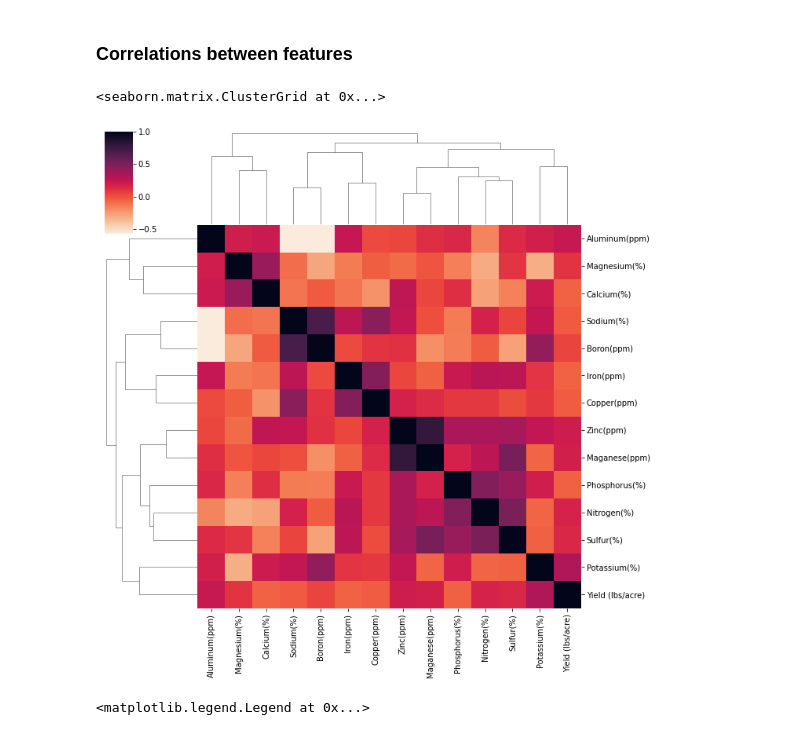
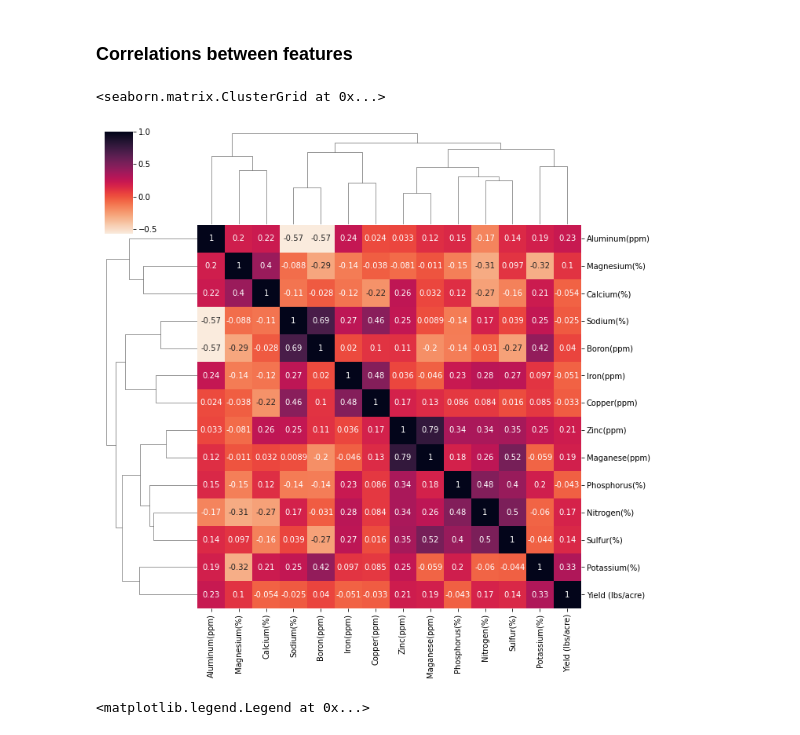
Before and after one commit to Leo-GG/Fruit_yields, a Jupyter notebook: Yield_exp.ipynb, the cells around one changed output. Drawn from its saved outputs; the diff is of its cells as text; code cells hidden in the pictures.

```diff
--- a/Yield_exp.ipynb
+++ b/Yield_exp.ipynb
@@ -32,10 +32,10 @@ Index(['Year', 'Sample Id ', 'Nitrogen(%)', 'Sulfur(%)', 'Phosphorus(%)',
 ### Correlations between features
 # %%
 # Check Pearson correlations
-sns.clustermap(df.drop(columns=['Year','Sample Id ']).corr(),cmap="rocket_r")
+sns.clustermap(df.drop(columns=['Year','Sample Id ']).corr(),cmap="rocket_r",annot=True)
 # %% [output]
 <seaborn.matrix.ClusterGrid at 0x...>
-[figure, old version]
+[figure, new version]
 # %%
 # K has the strongest correlation, see how the data looks...
 g=sns.scatterplot(data=df,x='Potassium(%)',y='Yield (lbs/acre)',hue='Year',palette='tab10')
```
Also changed, not shown: parts of 14 cells of this notebook.
